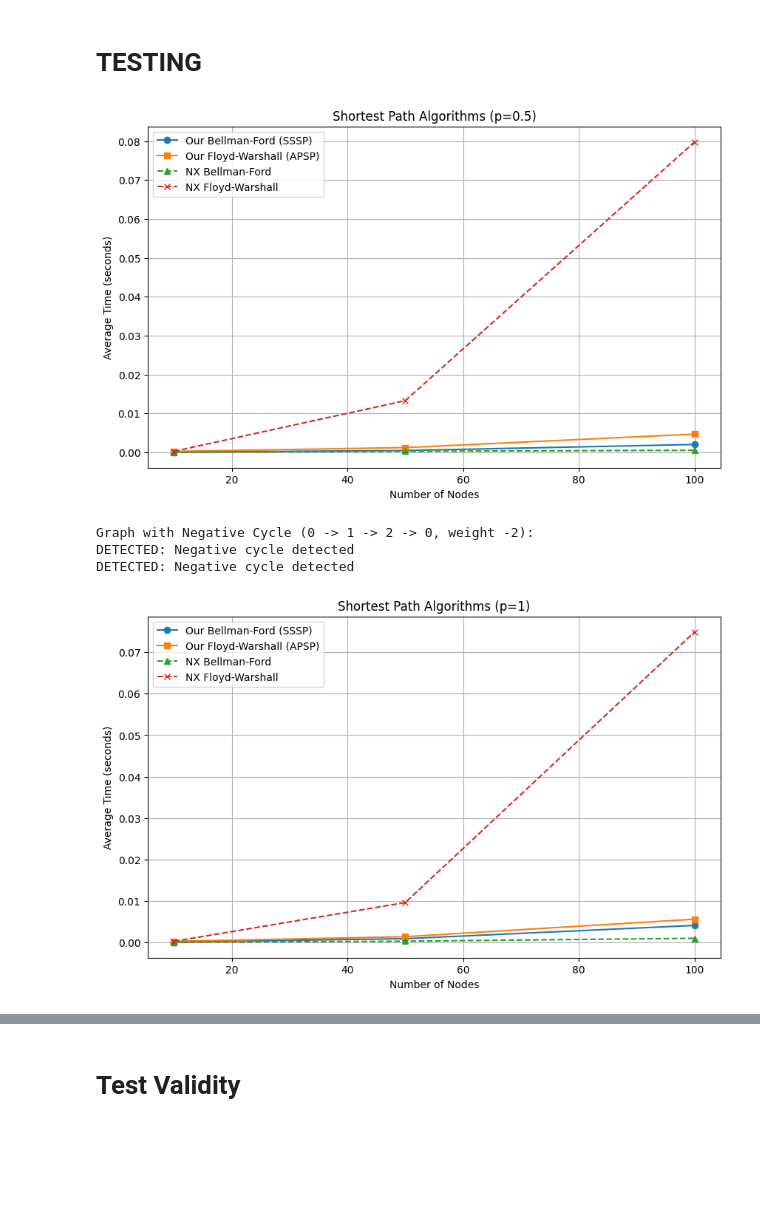
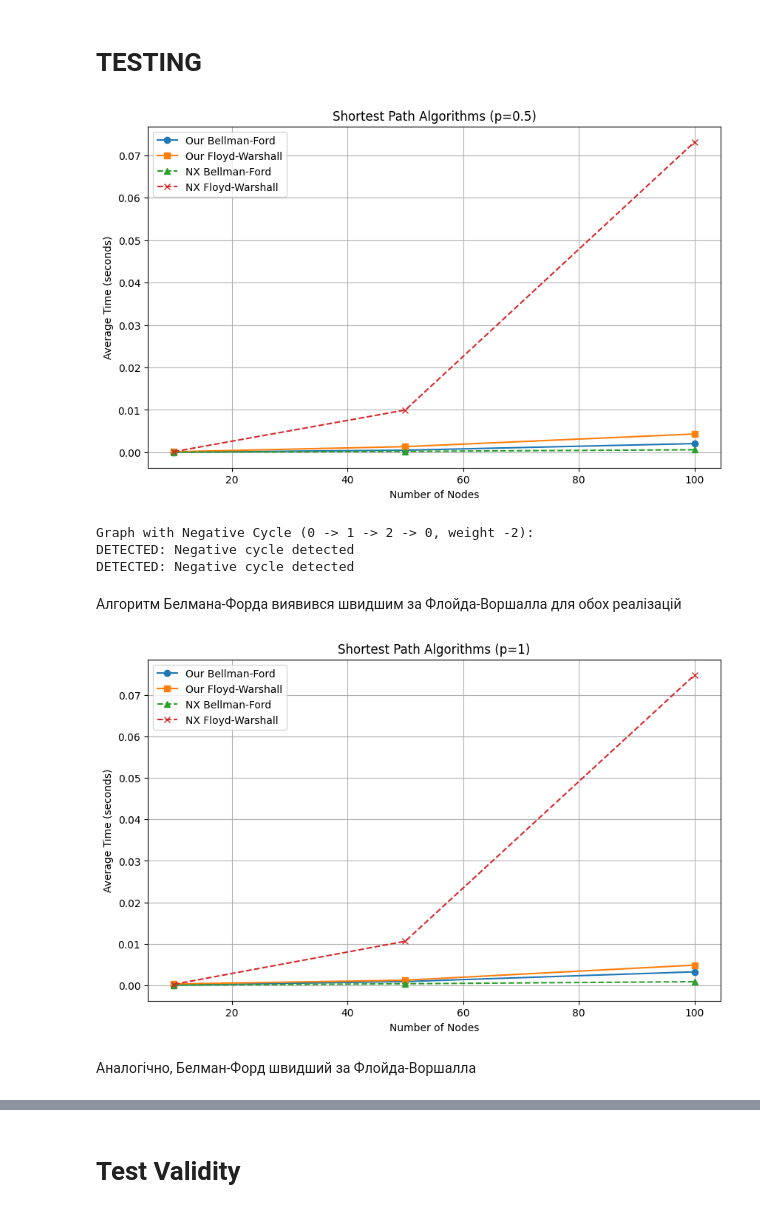
Before and after one commit to oksentiukpn/Dm_lab, a Jupyter notebook: Lab3_trees/21_Oksentiuk_Kornatskyy_Lab1_Trees.ipynb, the cells around one changed output, grey strips where cells are left out. Drawn from its saved outputs; the diff is of its cells as text; code cells hidden in the pictures; blank space fills up the shorter version.

```diff
--- a/Lab3_trees/21_Oksentiuk_Kornatskyy_Lab1_Trees.ipynb
+++ b/Lab3_trees/21_Oksentiuk_Kornatskyy_Lab1_Trees.ipynb
@@ -456,43 +510,45 @@ for N in NODES:
 df = pd.DataFrame(results)
 
 plt.figure(figsize=(10, 6))
-plt.plot(df['Nodes'], df['Our BF'], marker='o', label='Our Bellman-Ford (SSSP)')
-plt.plot(df['Nodes'], df['Our FW'], marker='s', label='Our Floyd-Warshall (APSP)')
+plt.plot(df['Nodes'], df['Our BF'], marker='o', label='Our Bellman-Ford')
+plt.plot(df['Nodes'], df['Our FW'], marker='s', label='Our Floyd-Warshall')
 plt.plot(df['Nodes'], df['NX BF'], marker='^', linestyle='--', label='NX Bellman-Ford')
 plt.plot(df['Nodes'], df['NX FW'], marker='x', linestyle='--', label='NX Floyd-Warshall')
 
 plt.title(f"Shortest Path Algorithms (p={COMPLETENESS})")
 plt.xlabel("Number of Nodes")
 plt.ylabel("Average Time (seconds)")
 plt.legend()
 plt.grid(True)
 plt.show()
 
 
 # Behavior with negative cycles
 G_neg = nx.DiGraph()
 G_neg.add_edges_from([(0, 1, {'weight': 1}),
                       (1, 2, {'weight': -5}),
                       (2, 0, {'weight': 2})]) # 0->1->2->0 sum = -2
 
 print("Graph with Negative Cycle (0 -> 1 -> 2 -> 0, weight -2):")
 
 try:
     Belford(G_neg, 0)
     print("No detection")
 except Exception as e:
     print(f"DETECTED: {e}")
 
 try:
     Floyd(G_neg)
     print("No detection")
 except Exception as e:
     print(f"DETECTED: {e}")
 # %% [output]
-[figure, old version]
+[figure, new version]
 Graph with Negative Cycle (0 -> 1 -> 2 -> 0, weight -2):
 DETECTED: Negative cycle detected
 DETECTED: Negative cycle detected
+# %% [markdown]
+Алгоритм Белмана-Форда виявився швидшим за Флойда-Воршалла для обох реалізацій
 # %%
 NODES = [10, 50, 100]
 COMPLETENESS = 1
@@ -549,8 +605,8 @@ for N in NODES:
 df = pd.DataFrame(results)
 
 plt.figure(figsize=(10, 6))
-plt.plot(df['Nodes'], df['Our BF'], marker='o', label='Our Bellman-Ford (SSSP)')
-plt.plot(df['Nodes'], df['Our FW'], marker='s', label='Our Floyd-Warshall (APSP)')
+plt.plot(df['Nodes'], df['Our BF'], marker='o', label='Our Bellman-Ford')
+plt.plot(df['Nodes'], df['Our FW'], marker='s', label='Our Floyd-Warshall')
 plt.plot(df['Nodes'], df['NX BF'], marker='^', linestyle='--', label='NX Bellman-Ford')
 plt.plot(df['Nodes'], df['NX FW'], marker='x', linestyle='--', label='NX Floyd-Warshall')
 
@@ -561,6 +617,8 @@ plt.legend()
 plt.grid(True)
 plt.show()
 # %% [output]
-[figure, old version]
+[figure, new version]
+# %% [markdown]
+Аналогічно, Белман-Форд швидший за Флойда-Воршалла
 # %% [markdown]
 ![purple-divider](https://user-images.githubusercontent.com/7065401/52071927-c1cd7100-2562-11e9-908a-dde91ba14e59.png)
```
Also changed, not shown: parts of 20 cells of this notebook.
